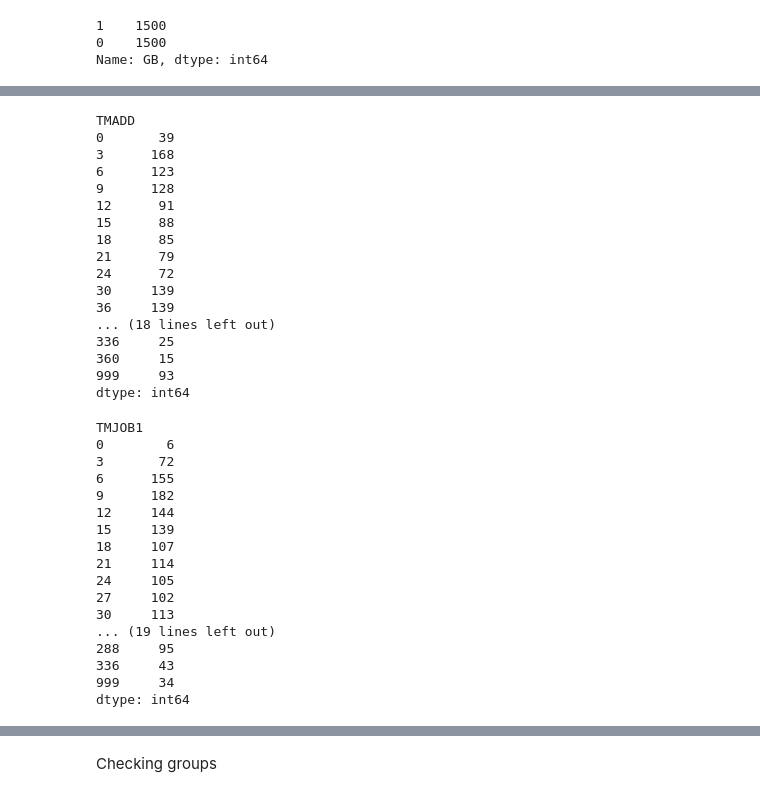
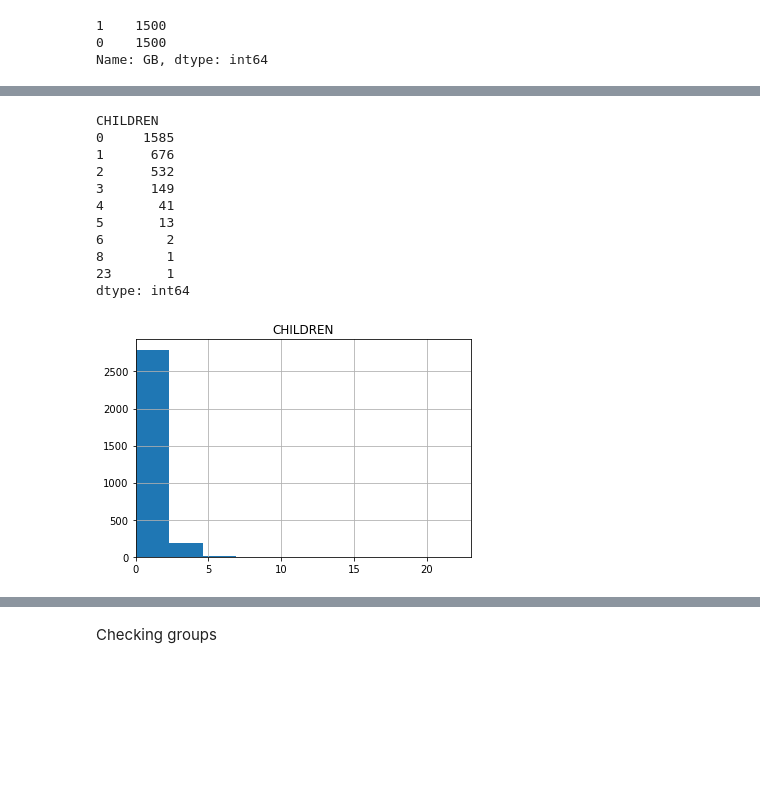
Before and after one commit to anastasiakaida/reliability-assessment, a Jupyter notebook: rel_borrower.ipynb, the cells around one changed output, grey strips where cells are left out. Saved outputs shown, nothing was run; the diff lists cells and outputs as text; code cells hidden in the pictures; blank space fills up the shorter version.

Commit message:
Plots for outliers
All methods for defining outliers were groupped as one function.

```diff
--- a/rel_borrower.ipynb
+++ b/rel_borrower.ipynb
@@ -67,42 +52,21 @@ dtype: int64
-# %%
-tmadd_statistics = excel.groupby('TMADD').size()
-tmadd_statistics
-# %% [output]
-TMADD
-0       39
-3      168
-6      123
-9      128
-12      91
-15      88
-18      85
-21      79
-24      72
-30     139
-36     139
-... (18 lines left out)
-336     25
-360     15
-999     93
-dtype: int64
-# %%
-tmjob1_statistics = excel.groupby('TMJOB1').size()
-tmjob1_statistics
-# %% [output]
-TMJOB1
-0        6
-3       72
-6      155
-9      182
-12     144
-15     139
-18     107
-21     114
-24     105
-27     102
-30     113
-... (19 lines left out)
-288     95
-336     43
-999     34
-dtype: int64
+# %%
+def outliers_plot(column_name):
+    print(excel.groupby(column_name).size())
+    excel.hist(column=column_name, alpha=1)
+    plt.plot()
+    plt.xlim(0, excel[column_name].max())
+# %%
+outliers_plot('CHILDREN')
+# %% [output]
+CHILDREN
+0     1585
+1      676
+2      532
+3      149
+4       41
+5       13
+6        2
+8        1
+23       1
+dtype: int64
+[figure, added]
```
Also changed, not shown: parts of 10 cells of this notebook.
